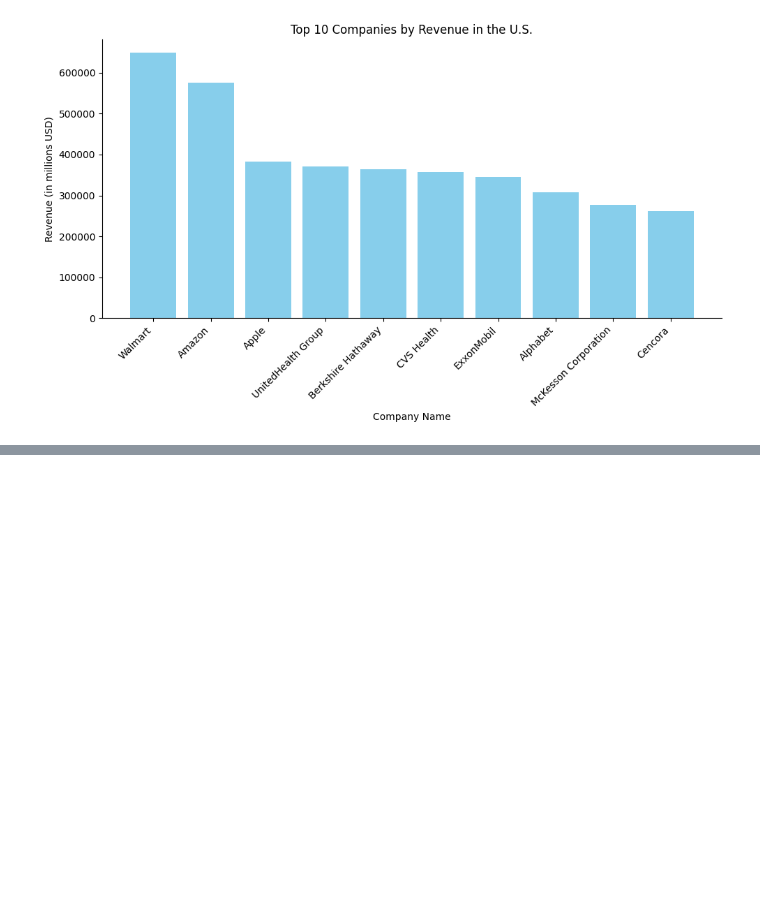
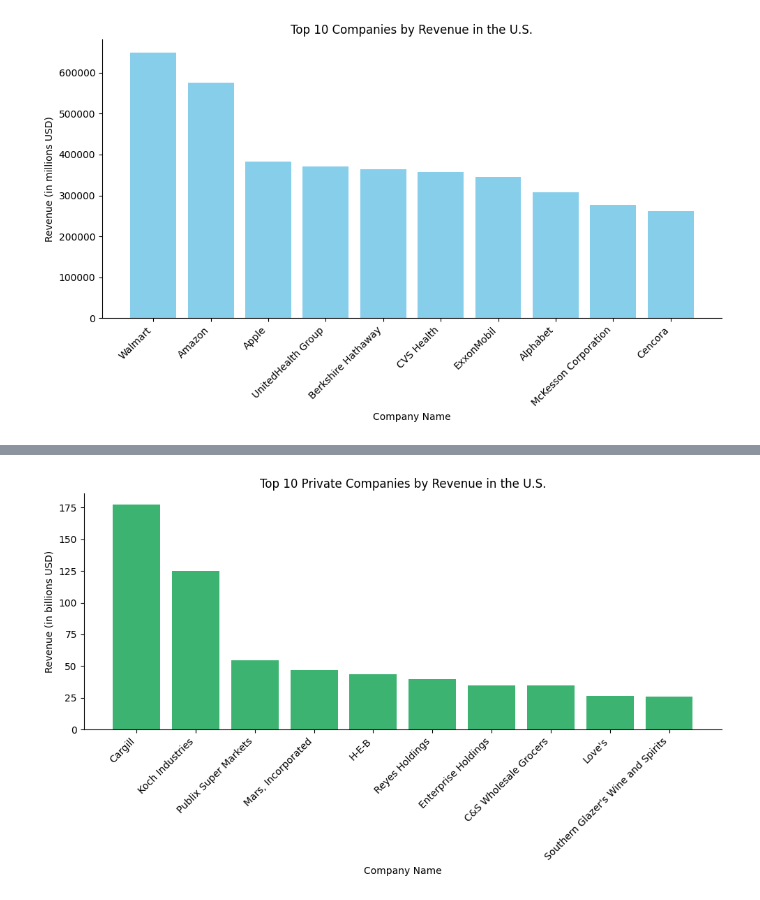
Before and after one commit to ChandraPC3000/Codveda-Data-Science-Internship, a Jupyter notebook: Task_1_Level_1_(Basic).ipynb, the cells around one changed output, grey strips where cells are left out. Drawn from its saved outputs; the diff is of its cells as text; code cells hidden in the pictures; blank space fills up the shorter version.

```diff
--- a/Task_1_Level_1_(Basic).ipynb
+++ b/Task_1_Level_1_(Basic).ipynb
@@ -239,3 +445,6 @@ print(df.head())  # Display the first 5 rows to verify the data is loaded correc
 2                383,482          -2.8%    161,000  Cupertino, California
 3                371,622          14.6%    440,000  Minnetonka, Minnesota
 4                364,482          20.7%    396,500        Omaha, Nebraska
+# %%
+df2 = pd.read_csv('all_us_private_companies_by_revenue.csv')  # Read the private companies CSV
+print(df2)  # Display the private companies DataFrame
@@ -334,0 +577,15 @@ plt.show()  # Show the plot
+# %%
+# Visualize the data for df2 (Private Companies by Revenue)
+plt.figure(figsize=(10, 6))  # Set the size of the figure for the plot
+plt.bar(df2['Name'], df2['Revenue (USD billions)'], color='mediumseagreen')  # Create a bar plot for revenue
+plt.grid(False)  # Disable gridlines
+plt.gca().spines['top'].set_visible(False)  # Remove the top border of the plot
+plt.gca().spines['right'].set_visible(False)  # Remove the right border of the plot
+plt.xlabel('Company Name')  # X-axis label
+plt.ylabel('Revenue (in billions USD)')  # Y-axis label
+plt.title('Top 10 Private Companies by Revenue in the U.S.')  # Plot title
+plt.xticks(rotation=45, ha='right')  # Rotate x-axis labels for better readability
+plt.tight_layout()  # Adjust the layout to ensure the labels are not cut off
+plt.show()  # Display the plot
+# %% [output]
+[figure, added]
```
Also changed, not shown: parts of 55 cells of this notebook.
